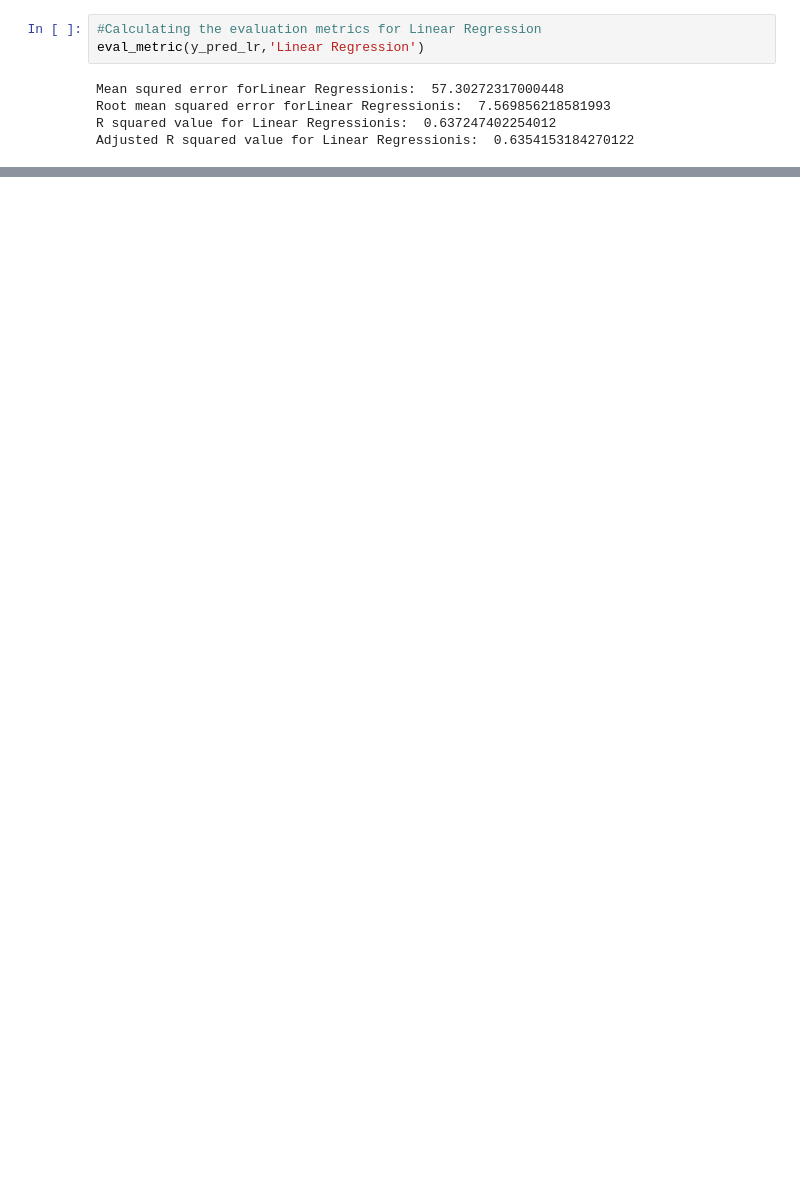
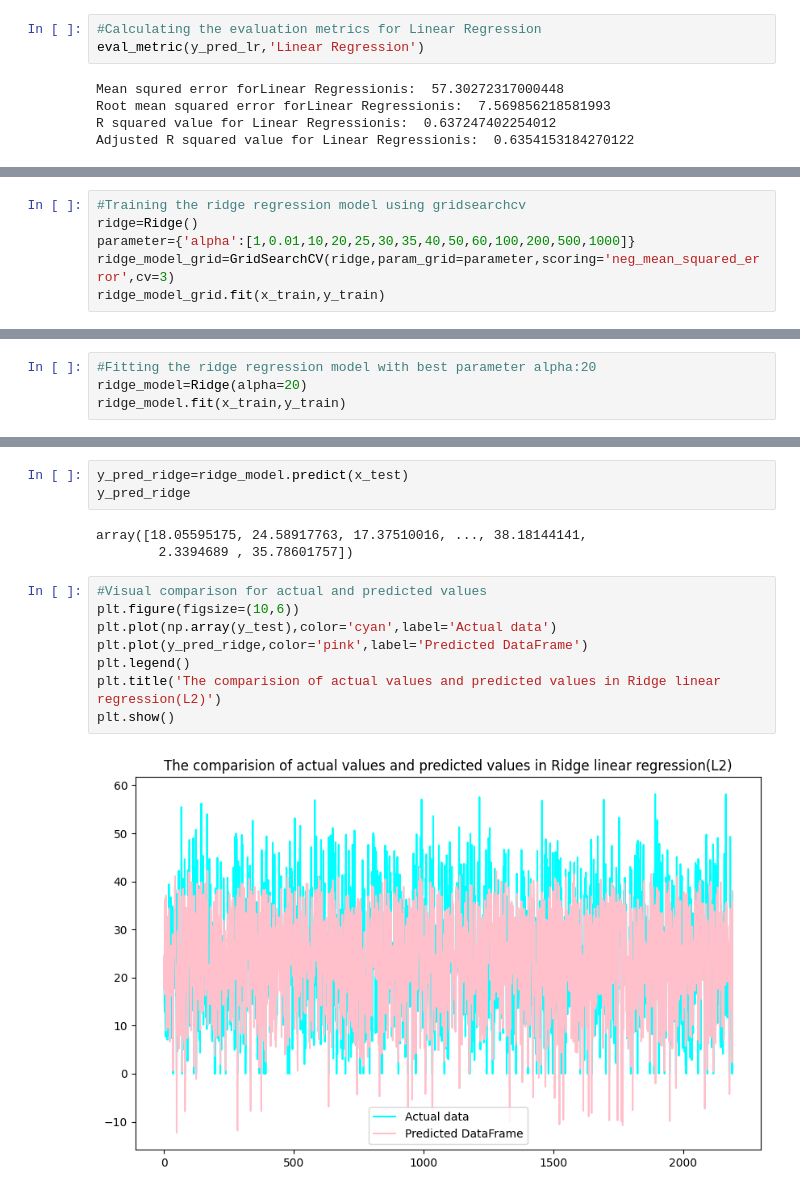
Before and after one commit to vishant750/bike_sharing_demand_prediction, a Jupyter notebook: Bike_sharing_demad_prediction.ipynb, the cells around one changed output, grey strips where cells are left out. Drawn from its saved outputs; the diff is of its cells as text; blank space fills up the shorter version.

```diff
--- a/Bike_sharing_demad_prediction.ipynb
+++ b/Bike_sharing_demad_prediction.ipynb
@@ -823,0 +828,6 @@ Adjusted R squared value for Linear Regressionis:  0.6354153184270122
+# %%
+#Training the ridge regression model using gridsearchcv
+ridge=Ridge()
+parameter={'alpha':[1,0.01,10,20,25,30,35,40,50,60,100,200,500,1000]}
+ridge_model_grid=GridSearchCV(ridge,param_grid=parameter,scoring='neg_mean_squared_error',cv=3)
+ridge_model_grid.fit(x_train,y_train)
@@ -823,0 +846,4 @@ Adjusted R squared value for Linear Regressionis:  0.6354153184270122
+# %%
+#Fitting the ridge regression model with best parameter alpha:20
+ridge_model=Ridge(alpha=20)
+ridge_model.fit(x_train,y_train)
@@ -823,0 +858,16 @@ Adjusted R squared value for Linear Regressionis:  0.6354153184270122
+# %%
+y_pred_ridge=ridge_model.predict(x_test)
+y_pred_ridge
+# %% [output]
+array([18.05595175, 24.58917763, 17.37510016, ..., 38.18144141,
+        2.3394689 , 35.78601757])
+# %%
+#Visual comparison for actual and predicted values
+plt.figure(figsize=(10,6))
+plt.plot(np.array(y_test),color='cyan',label='Actual data')
+plt.plot(y_pred_ridge,color='pink',label='Predicted DataFrame')
+plt.legend()
+plt.title('The comparision of actual values and predicted values in Ridge linear regression(L2)')
+plt.show()
+# %% [output]
+[figure, added]
```
Also changed, not shown: parts of 18 cells of this notebook.
